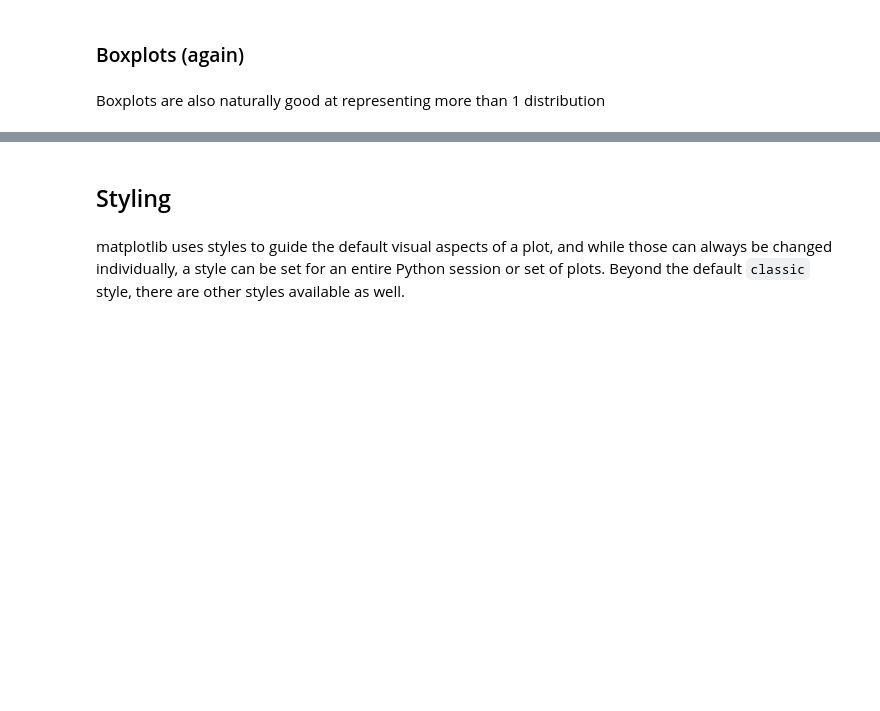
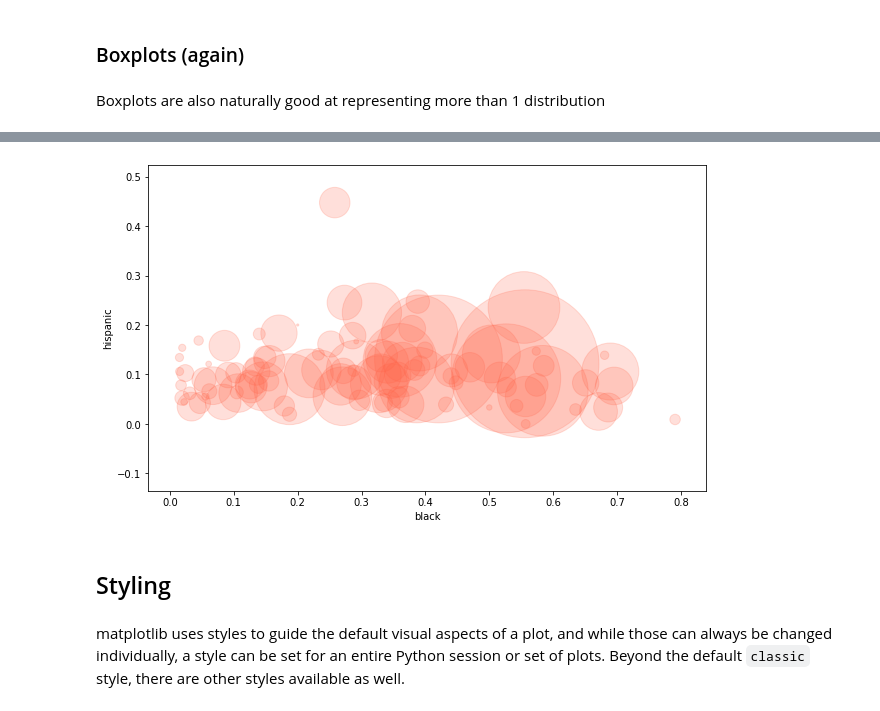
Before and after one commit to NCSU-Libraries/data-viz-workshops, a Jupyter notebook: Data_Vizualization_with_Python/data_visualization.ipynb, the cells around one changed output, grey strips where cells are left out. Cells and saved outputs as stored; diff of their text form; code cells hidden in the pictures; blank space fills up the shorter version.

```diff
--- a/Data_Vizualization_with_Python/data_visualization.ipynb
+++ b/Data_Vizualization_with_Python/data_visualization.ipynb
@@ -684,3 +693,7 @@ ax.set_ylim([.1, .3])
+# %%
+ax = arrests.plot.scatter(x='black', y='hispanic', s=arrests["count_arrests_total"], c='tomato', alpha=0.2)
+# %% [output]
+[figure, added]
 # %% [markdown]
 ## Styling
 # %% [markdown]
```
Also changed, not shown: parts of 28 cells of this notebook.
